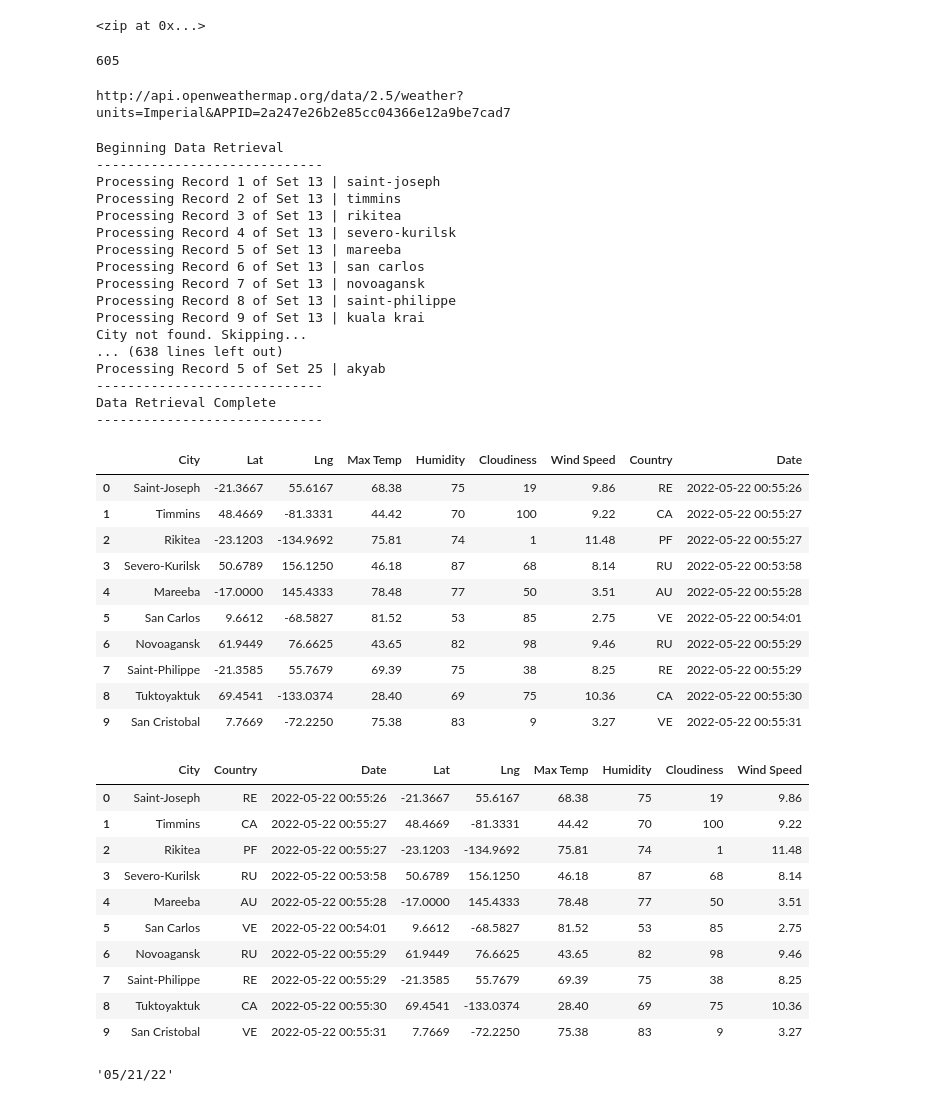
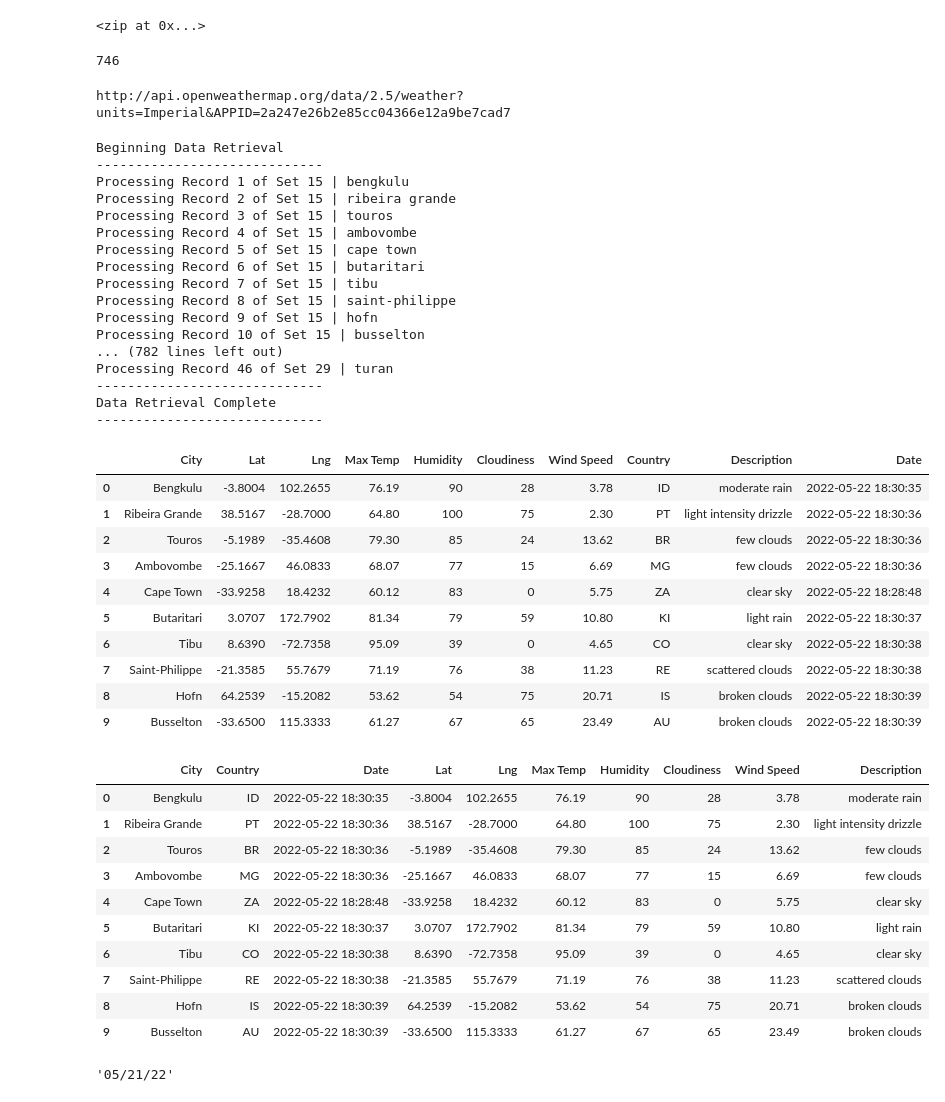
Before and after one commit to adri188/World_Weather_Analysis, a Jupyter notebook: Weather_Database/Weather_Database.ipynb, the cells around one changed output. Cells and saved outputs as stored; diff of their text form; code cells hidden in the pictures.

```diff
--- a/WeatherPy.ipynb
+++ b/Weather_Database/Weather_Database.ipynb
@@ -5,8 +5,8 @@ import matplotlib.pyplot as plt
 import numpy as np
 # %%
 # Create a set of random latitude and longitude combinations.
-lats1 = np.random.uniform(low=-90.000, high=90.000, size=1500)
-lngs1 = np.random.uniform(low=-180.000, high=180.000, size=1500)
+lats1 = np.random.uniform(low=-90.000, high=90.000, size=2000)
+lngs1 = np.random.uniform(low=-180.000, high=180.000, size=2000)
 lat_lngs = zip(lats1, lngs1)
 lat_lngs
 # %% [output]
@@ -29,7 +29,7 @@ for coordinate in coordinates:
 # Print the city count to confirm sufficient count.
 len(cities)
 # %% [output]
-605
+746
 # %%
 # Import the time library and the datetime module from the datetime library
 import time
@@ -98,6 +98,7 @@ for i, city in enumerate(cities):
         city_clouds = city_weather["clouds"]["all"]
         city_wind = city_weather["wind"]["speed"]
         city_country = city_weather["sys"]["country"]
+        city_description = city_weather["weather"][0]["description"]
         # Convert the date to ISO standard.
         city_date = datetime.utcfromtimestamp(city_weather["dt"]).strftime('%Y-%m-%d %H:%M:%S')
         # Append the city information into city_data list.
@@ -109,6 +110,7 @@ for i, city in enumerate(cities):
                           "Cloudiness": city_clouds,
                           "Wind Speed": city_wind,
                           "Country": city_country,
+                          "Description": city_description,
                           "Date": city_date})
 
 # If an error is experienced, skip the city.
@@ -123,18 +125,18 @@ print("-----------------------------")
 # %% [output]
 Beginning Data Retrieval
 -----------------------------
-Processing Record 1 of Set 13 | saint-joseph
-Processing Record 2 of Set 13 | timmins
-Processing Record 3 of Set 13 | rikitea
-Processing Record 4 of Set 13 | severo-kurilsk
-Processing Record 5 of Set 13 | mareeba
-Processing Record 6 of Set 13 | san carlos
-Processing Record 7 of Set 13 | novoagansk
-Processing Record 8 of Set 13 | saint-philippe
-Processing Record 9 of Set 13 | kuala krai
-City not found. Skipping...
-... (638 lines left out)
-Processing Record 5 of Set 25 | akyab
+Processing Record 1 of Set 15 | bengkulu
+Processing Record 2 of Set 15 | ribeira grande
+Processing Record 3 of Set 15 | touros
+Processing Record 4 of Set 15 | ambovombe
+Processing Record 5 of Set 15 | cape town
+Processing Record 6 of Set 15 | butaritari
+Processing Record 7 of Set 15 | tibu
+Processing Record 8 of Set 15 | saint-philippe
+Processing Record 9 of Set 15 | hofn
+Processing Record 10 of Set 15 | busselton
+... (782 lines left out)
+Processing Record 46 of Set 29 | turan
 -----------------------------
 Data Retrieval Complete
 -----------------------------
@@ -143,33 +145,33 @@ Data Retrieval Complete
 city_data_df = pd.DataFrame(city_data)
 city_data_df.head(10)
 # %% [output]
-|  | City | Lat | Lng | Max Temp | Humidity | Cloudiness | Wind Speed | Country | Date |
-| 0 | Saint-Joseph | -21.3667 | 55.6167 | 68.38 | 75 | 19 | 9.86 | RE | 2022-05-22 00:55:26 |
-| 1 | Timmins | 48.4669 | -81.3331 | 44.42 | 70 | 100 | 9.22 | CA | 2022-05-22 00:55:27 |
-| 2 | Rikitea | -23.1203 | -134.9692 | 75.81 | 74 | 1 | 11.48 | PF | 2022-05-22 00:55:27 |
-| 3 | Severo-Kurilsk | 50.6789 | 156.1250 | 46.18 | 87 | 68 | 8.14 | RU | 2022-05-22 00:53:58 |
-| 4 | Mareeba | -17.0000 | 145.4333 | 78.48 | 77 | 50 | 3.51 | AU | 2022-05-22 00:55:28 |
-| 5 | San Carlos | 9.6612 | -68.5827 | 81.52 | 53 | 85 | 2.75 | VE | 2022-05-22 00:54:01 |
-| 6 | Novoagansk | 61.9449 | 76.6625 | 43.65 | 82 | 98 | 9.46 | RU | 2022-05-22 00:55:29 |
-| 7 | Saint-Philippe | -21.3585 | 55.7679 | 69.39 | 75 | 38 | 8.25 | RE | 2022-05-22 00:55:29 |
-| 8 | Tuktoyaktuk | 69.4541 | -133.0374 | 28.40 | 69 | 75 | 10.36 | CA | 2022-05-22 00:55:30 |
-| 9 | San Cristobal | 7.7669 | -72.2250 | 75.38 | 83 | 9 | 3.27 | VE | 2022-05-22 00:55:31 |
+|  | City | Lat | Lng | Max Temp | Humidity | Cloudiness | Wind Speed | Country | Description | Date |
+| 0 | Bengkulu | -3.8004 | 102.2655 | 76.19 | 90 | 28 | 3.78 | ID | moderate rain | 2022-05-22 18:30:35 |
+| 1 | Ribeira Grande | 38.5167 | -28.7000 | 64.80 | 100 | 75 | 2.30 | PT | light intensity drizzle | 2022-05-22 18:30:36 |
+| 2 | Touros | -5.1989 | -35.4608 | 79.30 | 85 | 24 | 13.62 | BR | few clouds | 2022-05-22 18:30:36 |
+| 3 | Ambovombe | -25.1667 | 46.0833 | 68.07 | 77 | 15 | 6.69 | MG | few clouds | 2022-05-22 18:30:36 |
+| 4 | Cape Town | -33.9258 | 18.4232 | 60.12 | 83 | 0 | 5.75 | ZA | clear sky | 2022-05-22 18:28:48 |
+| 5 | Butaritari | 3.0707 | 172.7902 | 81.34 | 79 | 59 | 10.80 | KI | light rain | 2022-05-22 18:30:37 |
+| 6 | Tibu | 8.6390 | -72.7358 | 95.09 | 39 | 0 | 4.65 | CO | clear sky | 2022-05-22 18:30:38 |
+| 7 | Saint-Philippe | -21.3585 | 55.7679 | 71.19 | 76 | 38 | 11.23 | RE | scattered clouds | 2022-05-22 18:30:38 |
+| 8 | Hofn | 64.2539 | -15.2082 | 53.62 | 54 | 75 | 20.71 | IS | broken clouds | 2022-05-22 18:30:39 |
+| 9 | Busselton | -33.6500 | 115.3333 | 61.27 | 67 | 65 | 23.49 | AU | broken clouds | 2022-05-22 18:30:39 |
 # %%
-new_column_order= ["City","Country","Date","Lat","Lng","Max Temp","Humidity", "Cloudiness","Wind Speed"
+new_column_order= ["City","Country","Date","Lat","Lng","Max Temp","Humidity", "Cloudiness","Wind Speed","Description"
             ]
 city_data_df=city_data_df[new_column_order]
 city_data_df.head(10)
 # %% [output]
-|  | City | Country | Date | Lat | Lng | Max Temp | Humidity | Cloudiness | Wind Speed |
-| 0 | Saint-Joseph | RE | 2022-05-22 00:55:26 | -21.3667 | 55.6167 | 68.38 | 75 | 19 | 9.86 |
-| 1 | Timmins | CA | 2022-05-22 00:55:27 | 48.4669 | -81.3331 | 44.42 | 70 | 100 | 9.22 |
-| 2 | Rikitea | PF | 2022-05-22 00:55:27 | -23.1203 | -134.9692 | 75.81 | 74 | 1 | 11.48 |
-| 3 | Severo-Kurilsk | RU | 2022-05-22 00:53:58 | 50.6789 | 156.1250 | 46.18 | 87 | 68 | 8.14 |
-| 4 | Mareeba | AU | 2022-05-22 00:55:28 | -17.0000 | 145.4333 | 78.48 | 77 | 50 | 3.51 |
-| 5 | San Carlos | VE | 2022-05-22 00:54:01 | 9.6612 | -68.5827 | 81.52 | 53 | 85 | 2.75 |
-| 6 | Novoagansk | RU | 2022-05-22 00:55:29 | 61.9449 | 76.6625 | 43.65 | 82 | 98 | 9.46 |
-| 7 | Saint-Philippe | RE | 2022-05-22 00:55:29 | -21.3585 | 55.7679 | 69.39 | 75 | 38 | 8.25 |
-| 8 | Tuktoyaktuk | CA | 2022-05-22 00:55:30 | 69.4541 | -133.0374 | 28.40 | 69 | 75 | 10.36 |
-| 9 | San Cristobal | VE | 2022-05-22 00:55:31 | 7.7669 | -72.2250 | 75.38 | 83 | 9 | 3.27 |
+|  | City | Country | Date | Lat | Lng | Max Temp | Humidity | Cloudiness | Wind Speed | Description |
+| 0 | Bengkulu | ID | 2022-05-22 18:30:35 | -3.8004 | 102.2655 | 76.19 | 90 | 28 | 3.78 | moderate rain |
+| 1 | Ribeira Grande | PT | 2022-05-22 18:30:36 | 38.5167 | -28.7000 | 64.80 | 100 | 75 | 2.30 | light intensity drizzle |
+| 2 | Touros | BR | 2022-05-22 18:30:36 | -5.1989 | -35.4608 | 79.30 | 85 | 24 | 13.62 | few clouds |
+| 3 | Ambovombe | MG | 2022-05-22 18:30:36 | -25.1667 | 46.0833 | 68.07 | 77 | 15 | 6.69 | few clouds |
+| 4 | Cape Town | ZA | 2022-05-22 18:28:48 | -33.9258 | 18.4232 | 60.12 | 83 | 0 | 5.75 | clear sky |
+| 5 | Butaritari | KI | 2022-05-22 18:30:37 | 3.0707 | 172.7902 | 81.34 | 79 | 59 | 10.80 | light rain |
+| 6 | Tibu | CO | 2022-05-22 18:30:38 | 8.6390 | -72.7358 | 95.09 | 39 | 0 | 4.65 | clear sky |
+| 7 | Saint-Philippe | RE | 2022-05-22 18:30:38 | -21.3585 | 55.7679 | 71.19 | 76 | 38 | 11.23 | scattered clouds |
+| 8 | Hofn | IS | 2022-05-22 18:30:39 | 64.2539 | -15.2082 | 53.62 | 54 | 75 | 20.71 | broken clouds |
+| 9 | Busselton | AU | 2022-05-22 18:30:39 | -33.6500 | 115.3333 | 61.27 | 67 | 65 | 23.49 | broken clouds |
 # %%
 # Create the output file (CSV).
```
Also changed, not shown: parts of 1 cell of this notebook, 3 other files.
